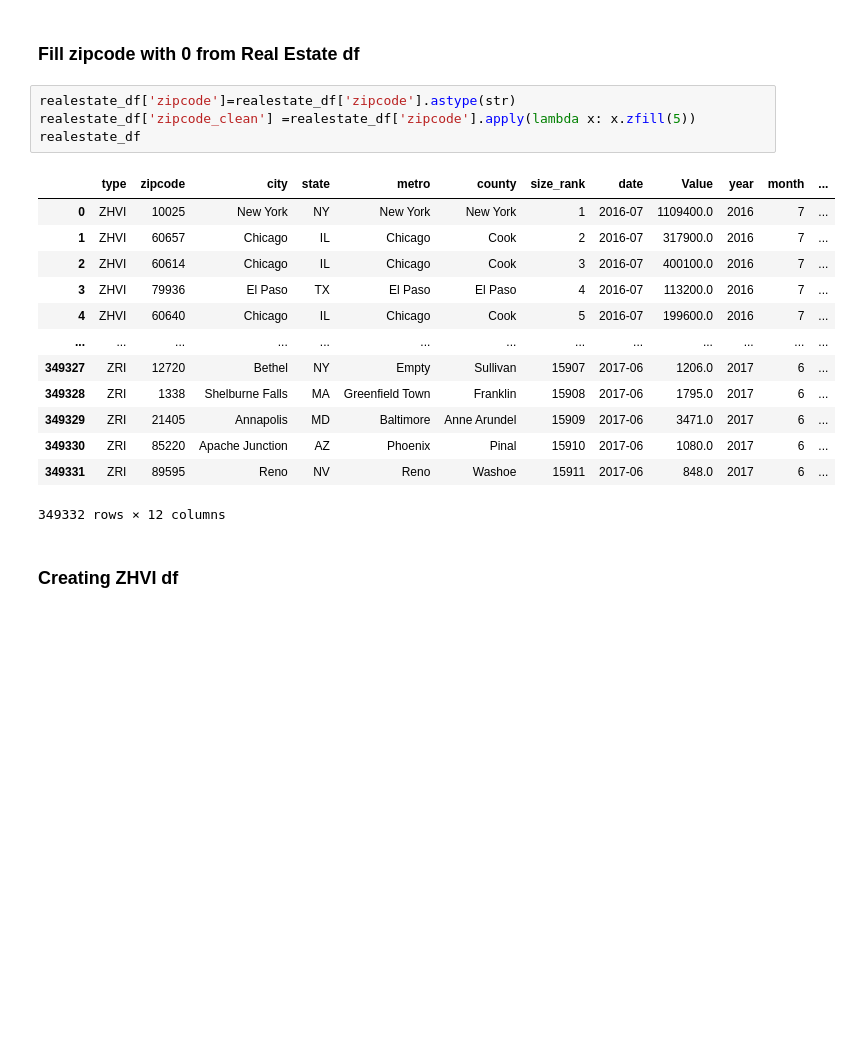
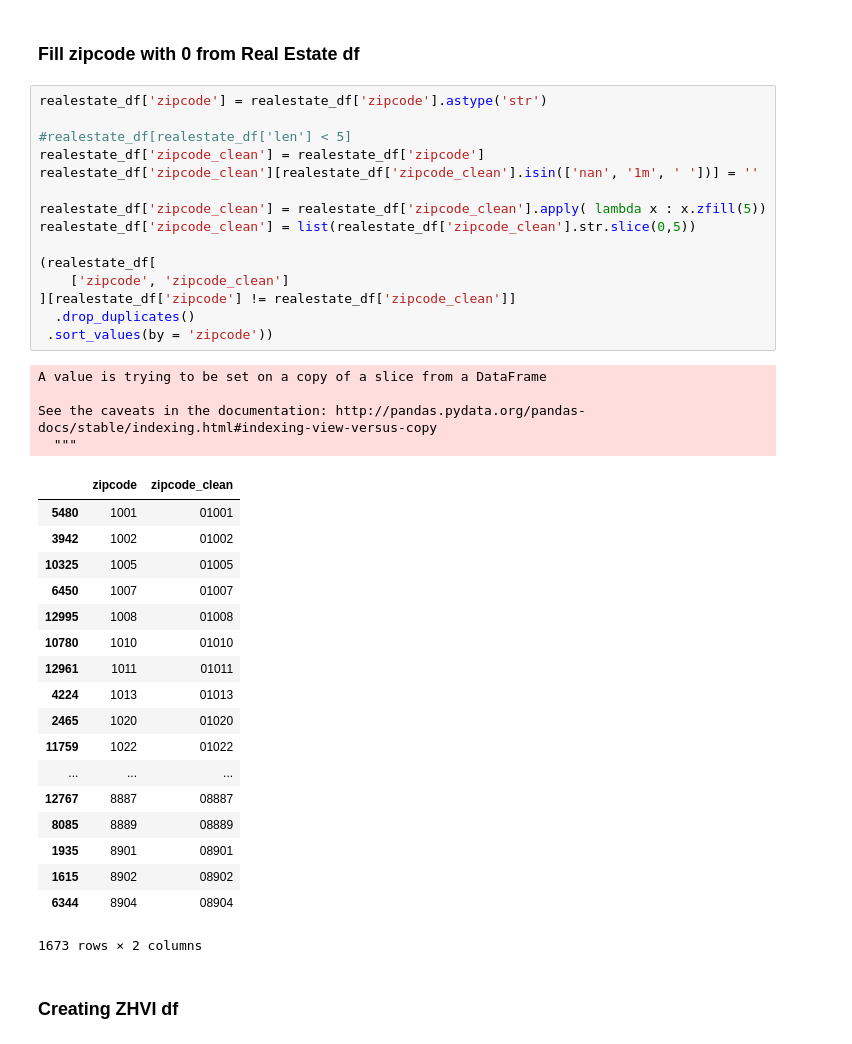
Before and after one commit to pedropvillegase-zz/ds4a4_team13, a Jupyter notebook: 03_Union_bases_total.ipynb, the cells around one changed output. Cells and saved outputs as stored; diff of their text form; blank space fills up the shorter version.

Commit message:
Mejorando código para limpieza de zipcode

```diff
--- a/03_Union_bases_total.ipynb
+++ b/03_Union_bases_total.ipynb
@@ -307,23 +347,43 @@ realestate_df['month'] = pd.DatetimeIndex(realestate_df['date']).month
 # %% [markdown]
 ### Fill zipcode with 0 from Real Estate df
 # %%
-realestate_df['zipcode']=realestate_df['zipcode'].astype(str)
-realestate_df['zipcode_clean'] =realestate_df['zipcode'].apply(lambda x: x.zfill(5))
-realestate_df
+realestate_df['zipcode'] = realestate_df['zipcode'].astype('str')
+
+#realestate_df[realestate_df['len'] < 5]
+realestate_df['zipcode_clean'] = realestate_df['zipcode']
+realestate_df['zipcode_clean'][realestate_df['zipcode_clean'].isin(['nan', '1m', ' '])] = ''
+
+realestate_df['zipcode_clean'] = realestate_df['zipcode_clean'].apply( lambda x : x.zfill(5))
+realestate_df['zipcode_clean'] = list(realestate_df['zipcode_clean'].str.slice(0,5))
+
+(realestate_df[
+    ['zipcode', 'zipcode_clean']
+][realestate_df['zipcode'] != realestate_df['zipcode_clean']]
+  .drop_duplicates()
+ .sort_values(by = 'zipcode'))
 # %% [output]
+A value is trying to be set on a copy of a slice from a DataFrame
+
+See the caveats in the documentation: http://pandas.pydata.org/pandas-docs/stable/indexing.html#indexing-view-versus-copy
+  """
-|  | type | zipcode | city | state | metro | county | size_rank | date | Value | year | month | ... |
-| 0 | ZHVI | 10025 | New York | NY | New York | New York | 1 | 2016-07 | 1109400.0 | 2016 | 7 | ... |
-| 1 | ZHVI | 60657 | Chicago | IL | Chicago | Cook | 2 | 2016-07 | 317900.0 | 2016 | 7 | ... |
-| 2 | ZHVI | 60614 | Chicago | IL | Chicago | Cook | 3 | 2016-07 | 400100.0 | 2016 | 7 | ... |
-| 3 | ZHVI | 79936 | El Paso | TX | El Paso | El Paso | 4 | 2016-07 | 113200.0 | 2016 | 7 | ... |
-| 4 | ZHVI | 60640 | Chicago | IL | Chicago | Cook | 5 | 2016-07 | 199600.0 | 2016 | 7 | ... |
-| ... | ... | ... | ... | ... | ... | ... | ... | ... | ... | ... | ... | ... |
-| 349327 | ZRI | 12720 | Bethel | NY | Empty | Sullivan | 15907 | 2017-06 | 1206.0 | 2017 | 6 | ... |
-| 349328 | ZRI | 1338 | Shelburne Falls | MA | Greenfield Town | Franklin | 15908 | 2017-06 | 1795.0 | 2017 | 6 | ... |
-| 349329 | ZRI | 21405 | Annapolis | MD | Baltimore | Anne Arundel | 15909 | 2017-06 | 3471.0 | 2017 | 6 | ... |
-| 349330 | ZRI | 85220 | Apache Junction | AZ | Phoenix | Pinal | 15910 | 2017-06 | 1080.0 | 2017 | 6 | ... |
-| 349331 | ZRI | 89595 | Reno | NV | Reno | Washoe | 15911 | 2017-06 | 848.0 | 2017 | 6 | ... |
+|  | zipcode | zipcode_clean |
+| 5480 | 1001 | 01001 |
+| 3942 | 1002 | 01002 |
+| 10325 | 1005 | 01005 |
+| 6450 | 1007 | 01007 |
+| 12995 | 1008 | 01008 |
+| 10780 | 1010 | 01010 |
+| 12961 | 1011 | 01011 |
+| 4224 | 1013 | 01013 |
+| 2465 | 1020 | 01020 |
+| 11759 | 1022 | 01022 |
+| ... | ... | ... |
+| 12767 | 8887 | 08887 |
+| 8085 | 8889 | 08889 |
+| 1935 | 8901 | 08901 |
+| 1615 | 8902 | 08902 |
+| 6344 | 8904 | 08904 |
-349332 rows × 12 columns
+1673 rows × 2 columns
 # %% [markdown]
 ### Creating ZHVI df
 # %%
```
Also changed, not shown: parts of 15 cells of this notebook.
